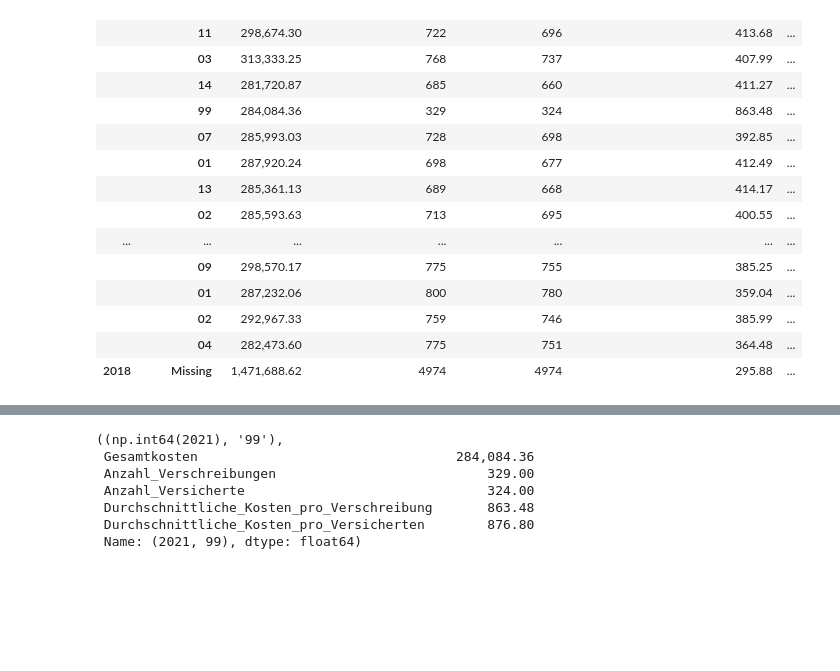
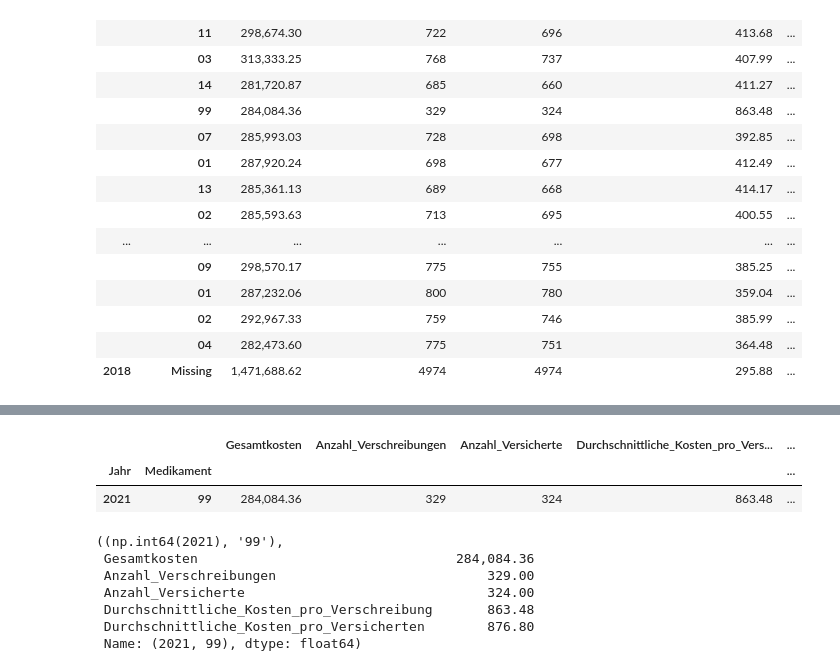
Before and after one commit to sls-mdr/supreme-disco, a Jupyter notebook: medikament.ipynb, the cells around one changed output, grey strips where cells are left out. Saved outputs shown, nothing was run; the diff lists cells and outputs as text; code cells hidden in the pictures; blank space fills up the shorter version.

```diff
--- a/medikament.ipynb
+++ b/medikament.ipynb
@@ -64,3 +55,9 @@ medikament_stats.describe()
+# %%
+medikament_stats_year.head(20).sort_values(by='Durchschnittliche_Kosten_pro_Verschreibung', ascending=False).head(1)
+# %% [output]
+|  |  | Gesamtkosten | Anzahl_Verschreibungen | Anzahl_Versicherte | Durchschnittliche_Kosten_pro_Vers... | ... |
+| Jahr | Medikament |  |  |  |  | ... |
+| 2021 | 99 | 284,084.36 | 329 | 324 | 863.48 | ... |
 # %%
 highest_avg_cost_per_prescription = medikament_stats_year['Durchschnittliche_Kosten_pro_Verschreibung'].idxmax()
 highest_avg_cost_per_prescription, medikament_stats_year.loc[highest_avg_cost_per_prescription]
```
Also changed, not shown: parts of 5 cells of this notebook.
